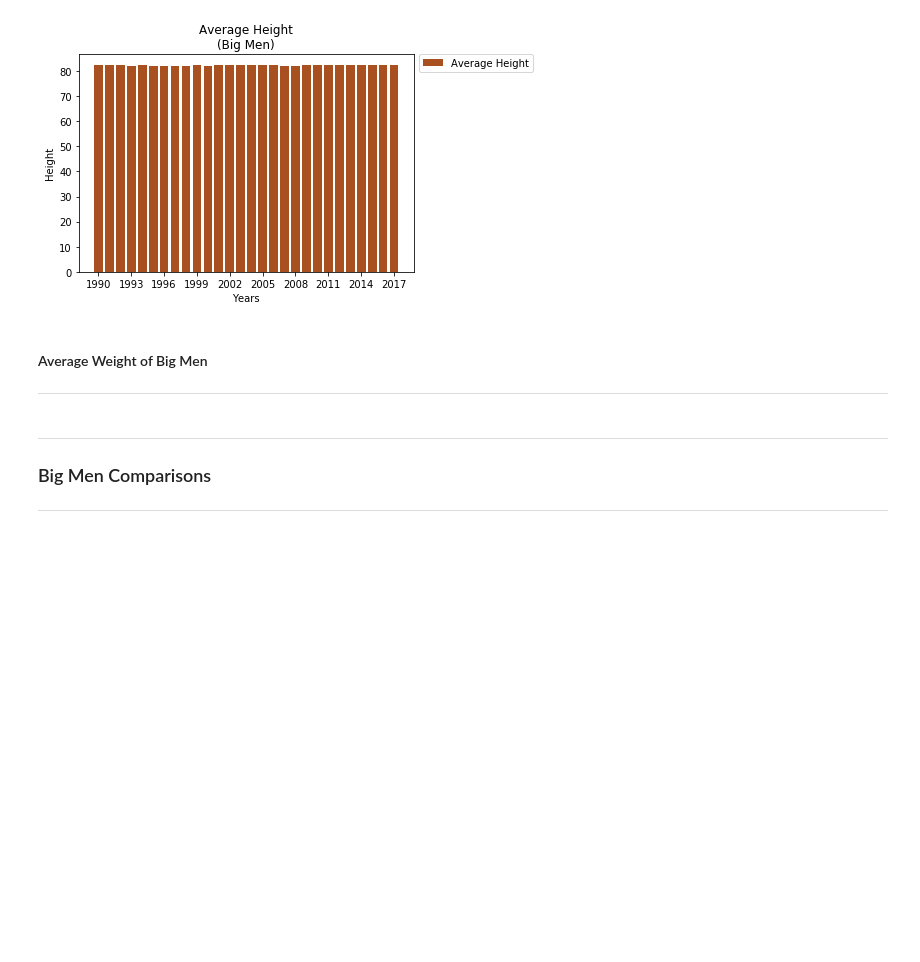
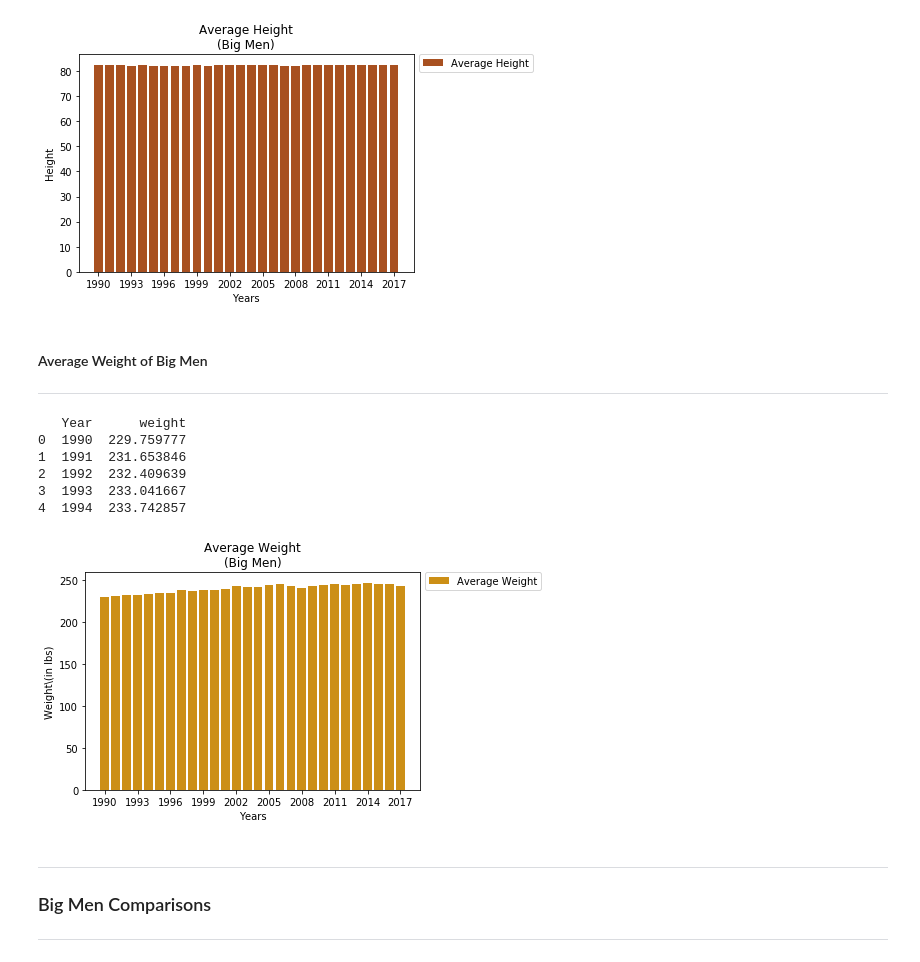
Before and after one commit to logan7734/Project1_repo, a Jupyter notebook: Presentation Notebook.ipynb, the cells around one changed output. Saved outputs shown, nothing was run; the diff lists cells and outputs as text; code cells hidden in the pictures; blank space fills up the shorter version.

```diff
--- a/Presentation Notebook.ipynb
+++ b/Presentation Notebook.ipynb
@@ -592,6 +592,44 @@ plt.show()
 # %% [markdown]
 #### Average Weight of Big Men
 ***
+# %%
+#---Big Men---#
+
+avg_w_big = big_men_grouped['weight'].mean()
+avg_w_big
+
+#Turn into DataFrame
+
+avg_w_big = avg_w_big.to_frame()
+
+
+#Reset index of DataFrame
+avg_w_big = avg_w_big.reset_index()
+print(avg_w_big.head())
+# %% [output]
+   Year      weight
+0  1990  229.759777
+1  1991  231.653846
+2  1992  232.409639
+3  1993  233.041667
+4  1994  233.742857
+# %%
+avg_w_big_plot = plt.bar(avg_w_big["Year"], avg_w_big["weight"], color='#cc8f16')
+
+
+#Change values of xticks
+plt.xticks(np.arange(1990,2018,step=3))
+plt.legend([avg_w_big_plot], ["Average Weight"], loc='best', bbox_to_anchor = (1,1.025))
+
+#Set Axis Labels and Titles
+plt.xlabel("Years")
+plt.ylabel("Weight\(in lbs)")
+plt.title("Average Weight\n(Big Men)")
+
+
+plt.show()
+# %% [output]
+[figure, added]
 # %% [markdown]
 ***
 ### Big Men Comparisons
```
Also changed, not shown: parts of 1 cell of this notebook.
